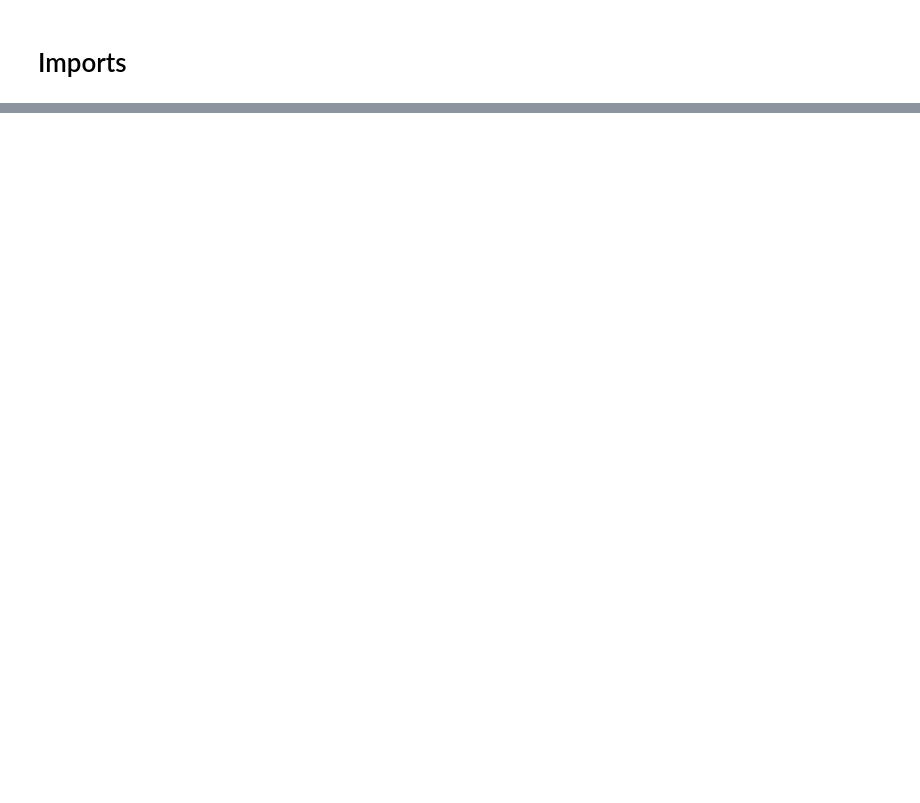
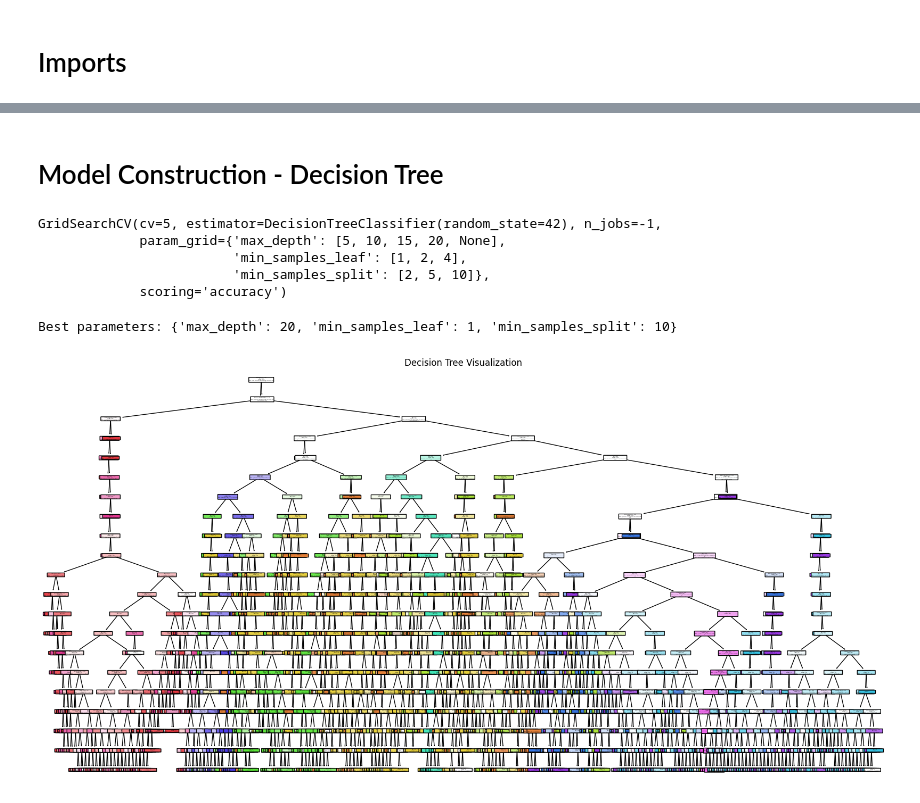
Before and after one commit to Shaurya0108/cs4372, a Jupyter notebook: HW2.ipynb, the cells around one changed output, grey strips where cells are left out. Cells and saved outputs as stored; diff of their text form; code cells hidden in the pictures; blank space fills up the shorter version.

```diff
--- a/HW2.ipynb
+++ b/HW2.ipynb
@@ -442,0 +198,29 @@ Text(0.5, 1.0, 'OLS: Actual vs Predicted')
+# %% [markdown]
+# Model Construction - Decision Tree
+# %%
+# Define the parameter grid
+param_grid = {
+    'max_depth': [5, 10, 15, 20, None],
+    'min_samples_split': [2, 5, 10],
+    'min_samples_leaf': [1, 2, 4]
+}
+# %%
+# Create the model
+dt = DecisionTreeClassifier(random_state=42)
+# %%
+# Perform GridSearchCV
+grid_search = GridSearchCV(dt, param_grid, cv=5, scoring='accuracy', n_jobs=-1)
+grid_search.fit(X_train, y_train)
+# %% [output]
+GridSearchCV(cv=5, estimator=DecisionTreeClassifier(random_state=42), n_jobs=-1,
+             param_grid={'max_depth': [5, 10, 15, 20, None],
+                         'min_samples_leaf': [1, 2, 4],
+                         'min_samples_split': [2, 5, 10]},
+             scoring='accuracy')
+# %%
+# Get the best model
+best_dt = grid_search.best_estimator_
+
+print("Best parameters:", grid_search.best_params_)
+# %% [output]
+Best parameters: {'max_depth': 20, 'min_samples_leaf': 1, 'min_samples_split': 10}
@@ -442,0 +230,14 @@ Text(0.5, 1.0, 'OLS: Actual vs Predicted')
+# %%
+# Convert encoded classes back to original names
+class_names = [target_classes[i] for i in best_dt.classes_]
+
+plt.figure(figsize=(20,10))
+plot_tree(best_dt,
+          feature_names=X.columns.tolist(),  # Convert to list to ensure it's not an Index object
+          class_names=class_names,
+          filled=True,
+          rounded=True)
+plt.title("Decision Tree Visualization")
+plt.show()
+# %% [output]
+[figure, added]
```
Also changed, not shown: parts of 122 cells of this notebook.
